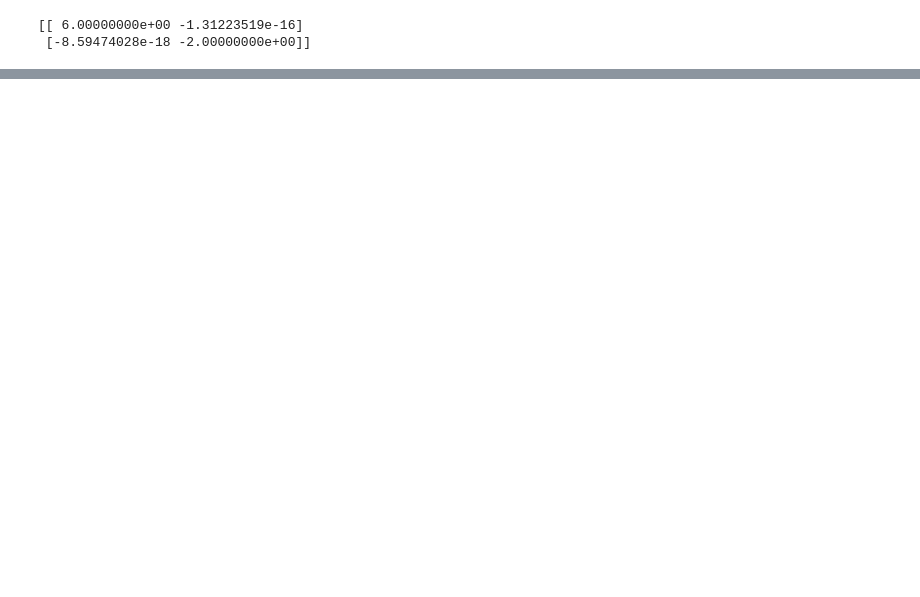
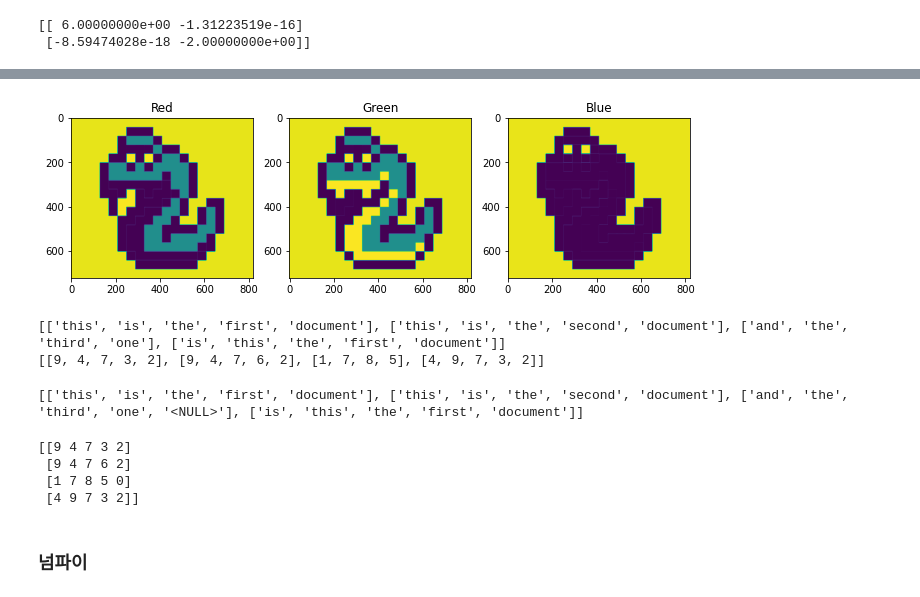
Before and after one commit to gibum1228/book_train, a Jupyter notebook: basic_math_with_python/chap07.ipynb, the cells around one changed output, grey strips where cells are left out. Cells and saved outputs as stored; diff of their text form; code cells hidden in the pictures; blank space fills up the shorter version.

```diff
--- a/basic_math_with_python/chap07.ipynb
+++ b/basic_math_with_python/chap07.ipynb
@@ -110,0 +128,57 @@ print(D)
+# %%
+R = im[:, :, 0]
+G = im[:, :, 1]
+B = im[:, :, 2]
+
+fig = plt.figure(figsize=(15, 7))
+ax1 = fig.add_subplot(1, 4, 1)
+ax2 = fig.add_subplot(1, 4, 2)
+ax3 = fig.add_subplot(1, 4, 3)
+
+ax1.imshow(R); ax1.set_title("Red")
+ax2.imshow(G); ax2.set_title("Green")
+ax3.imshow(B); ax3.set_title("Blue")
+
+plt.show()
+# %% [output]
+[figure, added]
+# %%
+# 문서
+
+import numpy as np
+
+docs = [
+    'This is the first document',
+    'This is the second document',
+    'And the third one',
+    'Is this the first document'
+]
+
+V = ['<NULL>', 'and', 'document', 'first', 'is', 'one', 'second', 'the', 'third', 'this']
+
+pre_docs = list(map(lambda x : x.lower().split(), docs))
+print(pre_docs)
+
+D = [[V.index(w) for w in doc] for doc in pre_docs]
+print(D)
+# %% [output]
+[['this', 'is', 'the', 'first', 'document'], ['this', 'is', 'the', 'second', 'document'], ['and', 'the', 'third', 'one'], ['is', 'this', 'the', 'first', 'document']]
+[[9, 4, 7, 3, 2], [9, 4, 7, 6, 2], [1, 7, 8, 5], [4, 9, 7, 3, 2]]
+# %%
+N = max([len(doc) for doc in pre_docs])
+pre_docs = [doc + ['<NULL>'] * (N - len(doc)) for doc in pre_docs]
+
+print(pre_docs)
+# %% [output]
+[['this', 'is', 'the', 'first', 'document'], ['this', 'is', 'the', 'second', 'document'], ['and', 'the', 'third', 'one', '<NULL>'], ['is', 'this', 'the', 'first', 'document']]
+# %%
+D = [[V.index(w) for w in doc] for doc in pre_docs]
+D = np.array(D)
+print(D)
+# %% [output]
+[[9 4 7 3 2]
+ [9 4 7 6 2]
+ [1 7 8 5 0]
+ [4 9 7 3 2]]
+# %% [markdown]
+### 넘파이
```
Also changed, not shown: parts of 18 cells of this notebook, 1 other file.
